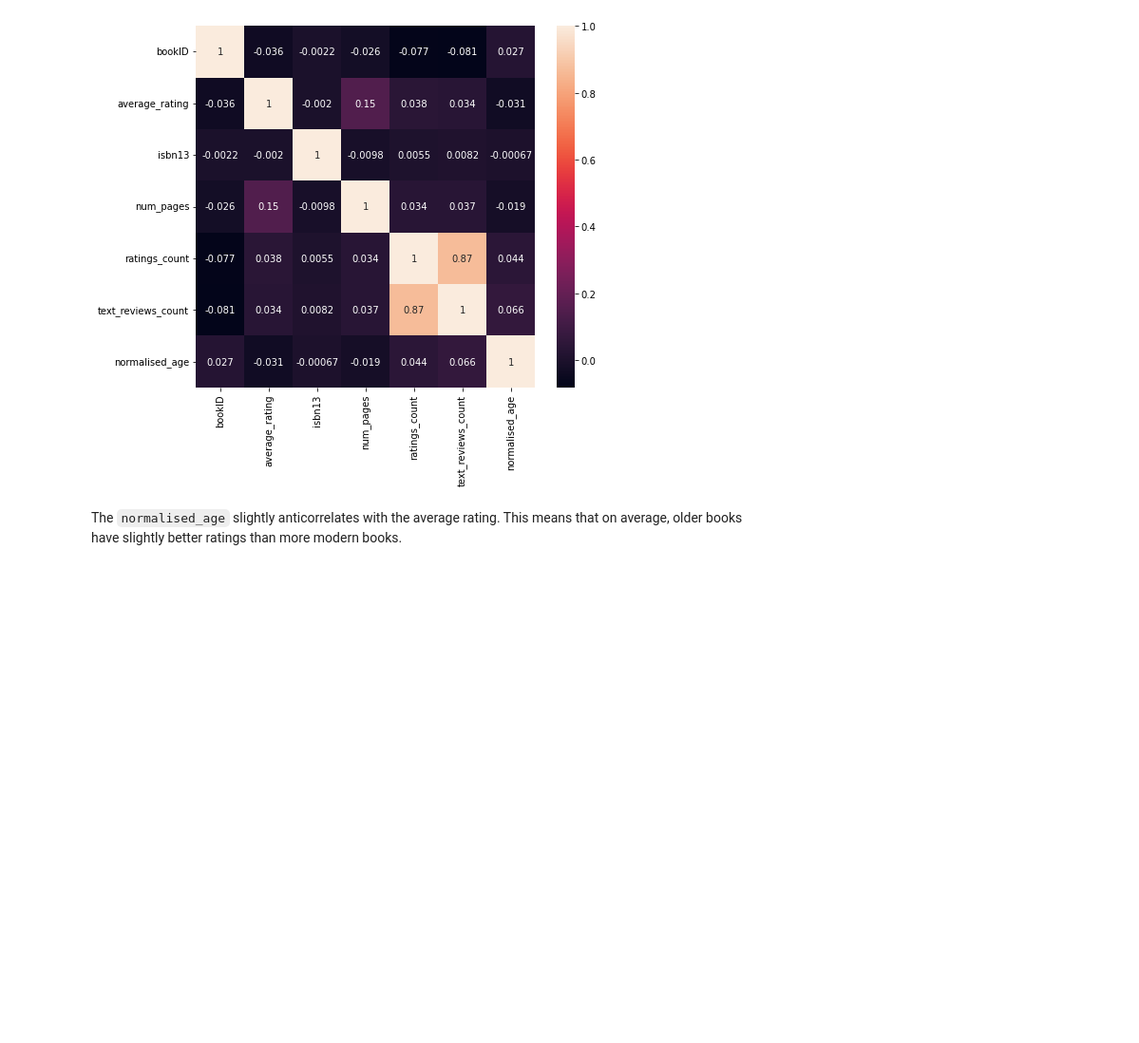
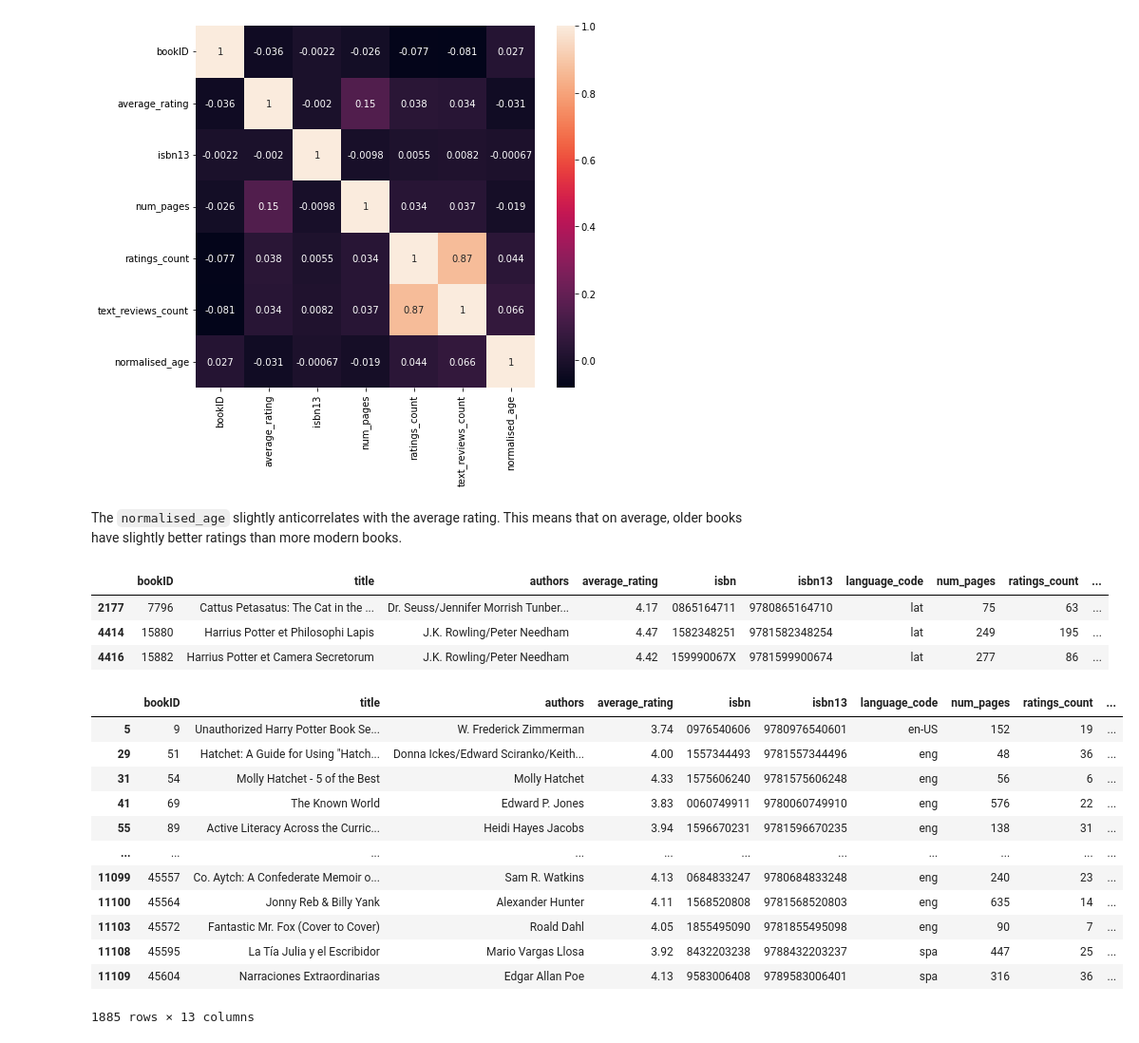
Before and after one commit to Attoumassa/book_rating_prediction_model, a Jupyter notebook: exploratory_analysis.ipynb, the cells around one changed output. Shown at 95% size. Drawn from its saved outputs; the diff is of its cells as text; code cells hidden in the pictures; blank space fills up the shorter version.

```diff
--- a/exploratory_analysis.ipynb
+++ b/exploratory_analysis.ipynb
@@ -169,3 +189,26 @@ plt.show()
 [figure]
 # %% [markdown]
 The `normalised_age` slightly anticorrelates with the average rating. This means that on average, older books have slightly better ratings than more modern books.
+# %%
+raw_df[raw_df["language_code"] == "lat"]
+# %% [output]
+|  | bookID | title | authors | average_rating | isbn | isbn13 | language_code | num_pages | ratings_count | ... |
+| 2177 | 7796 | Cattus Petasatus: The Cat in the ... | Dr. Seuss/Jennifer Morrish Tunber... | 4.17 | 0865164711 | 9780865164710 | lat | 75 | 63 | ... |
+| 4414 | 15880 | Harrius Potter et Philosophi Lapis | J.K. Rowling/Peter Needham | 4.47 | 1582348251 | 9781582348254 | lat | 249 | 195 | ... |
+| 4416 | 15882 | Harrius Potter et Camera Secretorum | J.K. Rowling/Peter Needham | 4.42 | 159990067X | 9781599900674 | lat | 277 | 86 | ... |
+# %%
+raw_df[raw_df["ratings_count"] < 50]
+# %% [output]
+|  | bookID | title | authors | average_rating | isbn | isbn13 | language_code | num_pages | ratings_count | ... |
+| 5 | 9 | Unauthorized Harry Potter Book Se... | W. Frederick Zimmerman | 3.74 | 0976540606 | 9780976540601 | en-US | 152 | 19 | ... |
+| 29 | 51 | Hatchet: A Guide for Using "Hatch... | Donna Ickes/Edward Sciranko/Keith... | 4.00 | 1557344493 | 9781557344496 | eng | 48 | 36 | ... |
+| 31 | 54 | Molly Hatchet - 5 of the Best | Molly Hatchet | 4.33 | 1575606240 | 9781575606248 | eng | 56 | 6 | ... |
+| 41 | 69 | The Known World | Edward P. Jones | 3.83 | 0060749911 | 9780060749910 | eng | 576 | 22 | ... |
+| 55 | 89 | Active Literacy Across the Curric... | Heidi Hayes Jacobs | 3.94 | 1596670231 | 9781596670235 | eng | 138 | 31 | ... |
+| ... | ... | ... | ... | ... | ... | ... | ... | ... | ... | ... |
+| 11099 | 45557 | Co. Aytch: A Confederate Memoir o... | Sam R. Watkins | 4.13 | 0684833247 | 9780684833248 | eng | 240 | 23 | ... |
+| 11100 | 45564 | Jonny Reb & Billy Yank | Alexander Hunter | 4.11 | 1568520808 | 9781568520803 | eng | 635 | 14 | ... |
+| 11103 | 45572 | Fantastic Mr. Fox (Cover to Cover) | Roald Dahl | 4.05 | 1855495090 | 9781855495098 | eng | 90 | 7 | ... |
+| 11108 | 45595 | La Tía Julia y el Escribidor | Mario Vargas Llosa | 3.92 | 8432203238 | 9788432203237 | spa | 447 | 25 | ... |
+| 11109 | 45604 | Narraciones Extraordinarias | Edgar Allan Poe | 4.13 | 9583006408 | 9789583006401 | spa | 316 | 36 | ... |
+1885 rows × 13 columns
```
Also changed, not shown: parts of 5 cells of this notebook.
